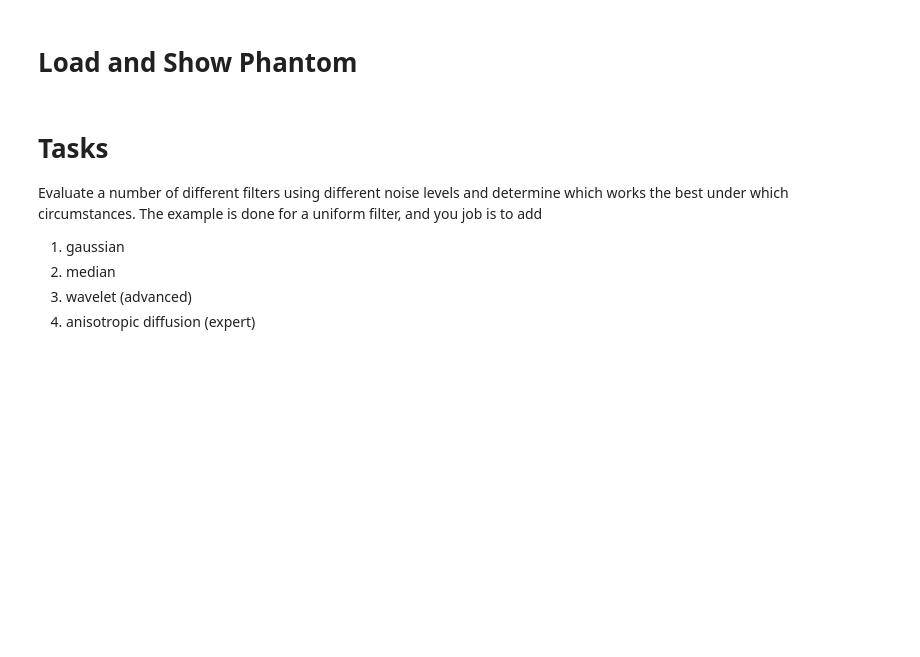
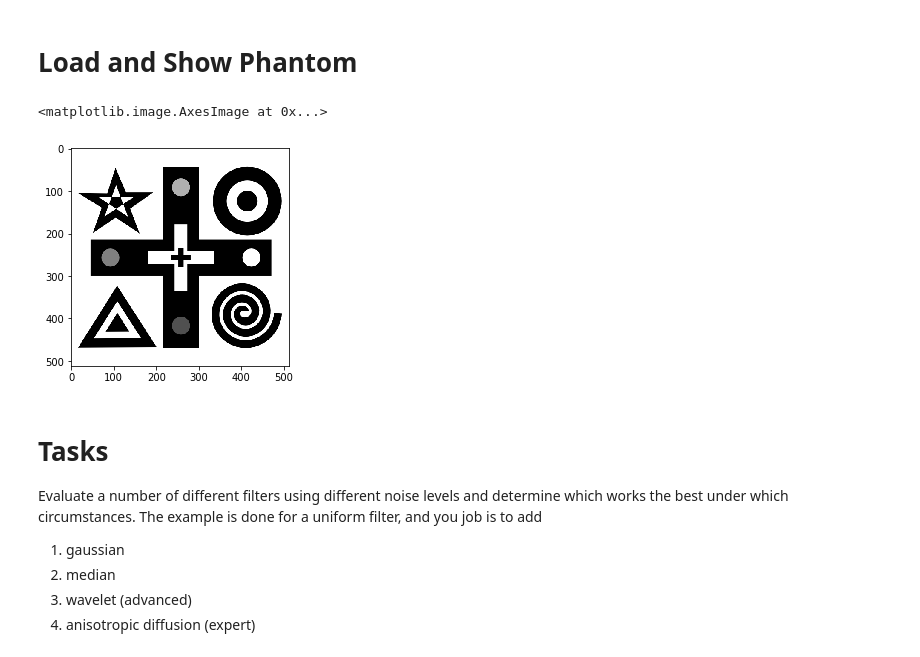
Before and after one commit to kmader/Quantitative-Big-Imaging-2018, a Jupyter notebook: Exercises/02-files/Exercise4.ipynb, the cells around one changed output. Saved outputs shown, nothing was run; the diff lists cells and outputs as text; code cells hidden in the pictures; blank space fills up the shorter version.

```diff
--- a/Exercises/02-files/Exercise4.ipynb
+++ b/Exercises/02-files/Exercise4.ipynb
@@ -12,8 +12,11 @@ mse = lambda img1, img2: np.sum(np.power(img1-img2,2))
 # %% [markdown]
 # Load and Show Phantom
 # %%
-d=np.mean(imread('../input/testpattern.png'),2)
+d=np.mean(imread('data/testpattern.png'),2)
 plt.imshow(d, cmap= 'gray')
+# %% [output]
+<matplotlib.image.AxesImage at 0x...>
+[figure, added]
 # %% [markdown]
 # Tasks
 Evaluate a number of different filters using different noise levels and determine which works the best under which circumstances. The example is done for a uniform filter, and you job is to add
```
Also changed, not shown: parts of 1 cell of this notebook, 4 other files.
